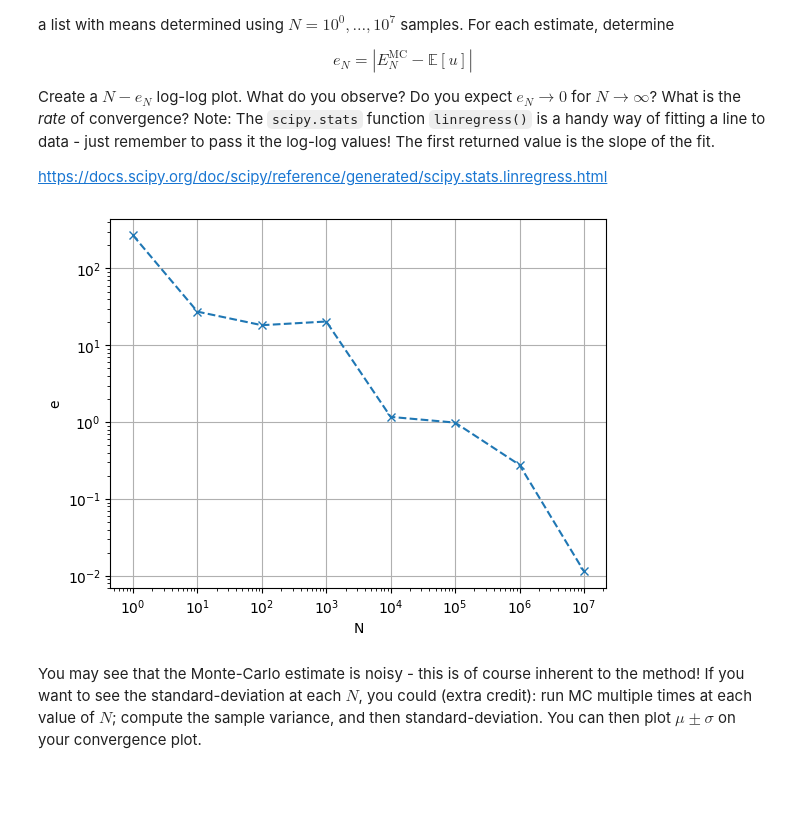
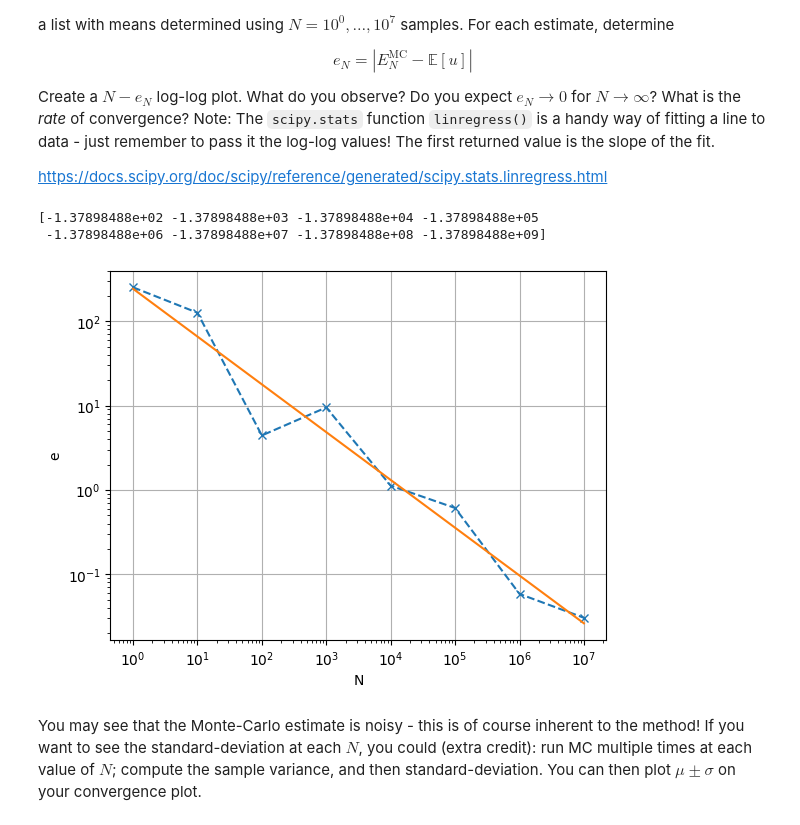
Before and after one commit to msahirs/CFD_IV, a Jupyter notebook: Tutorial1.ipynb, the cells around one changed output. Cells and saved outputs as stored; diff of their text form; code cells hidden in the pictures; blank space fills up the shorter version.

```diff
--- a/Tutorial1.ipynb
+++ b/Tutorial1.ipynb
@@ -63,30 +63,37 @@ Create a $N - e_N$ log-log plot. What do you observe? Do you expect $e_N \to 0$
 
 https://docs.scipy.org/doc/scipy/reference/generated/scipy.stats.linregress.html
 # %%
+from scipy import stats
 n_max = 8
 N_arr = np.zeros(n_max,  dtype = int)
 err_arr = np.zeros(n_max)
 EMC_arr = np.zeros(n_max)
 
 Eu = 421.864040287311503221212881103111494455415403225767785 # exact expectation
 
 for i in range(n_max):
     i = int(i)
     N_arr[i] = 10**i
 
     X1 = np.random.rand(N_arr[i], 1)
     X2 = np.random.rand(N_arr[i], 1)
 
     EMC_arr[i] = np.mean(u(X1, X2))
     err_arr[i] = np.abs( EMC_arr[i]-Eu)
 
 plt.figure()
 plt.loglog(N_arr, err_arr, '--', marker = 'x')
+res = stats.linregress(np.log10(N_arr), np.log10(err_arr))
+# print(res)
+print((res.slope*N_arr) * 10.**res.intercept)
+plt.loglog(N_arr, 10**(res.slope*np.log10(N_arr)) * 10.**res.intercept)
 plt.xlabel('N')
 plt.ylabel('e')
 plt.grid(True)
 # %% [output]
+[-1.37898488e+02 -1.37898488e+03 -1.37898488e+04 -1.37898488e+05
+ -1.37898488e+06 -1.37898488e+07 -1.37898488e+08 -1.37898488e+09]
-[figure, old version]
+[figure, new version]
 # %% [markdown]
 You may see that the Monte-Carlo estimate is noisy - this is of course inherent to the method!  If you want to see the standard-deviation at each $N$, you could (extra credit): run MC multiple times at each value of $N$; compute the sample variance, and then standard-deviation.  You can then plot $\mu \pm \sigma$ on your convergence plot.
 # %% [markdown]
```
Also changed, not shown: parts of 11 cells of this notebook, 2 other files.
